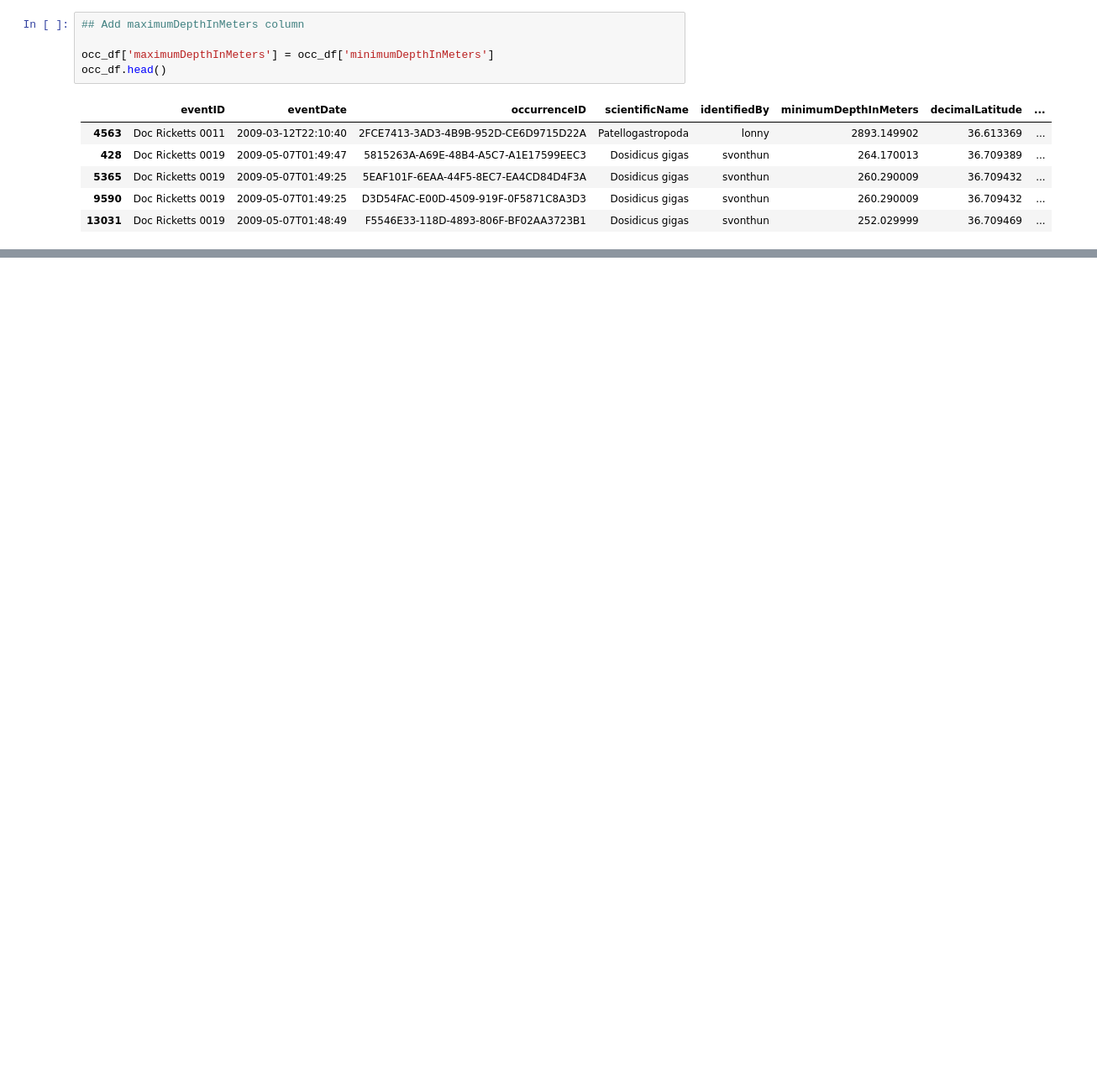
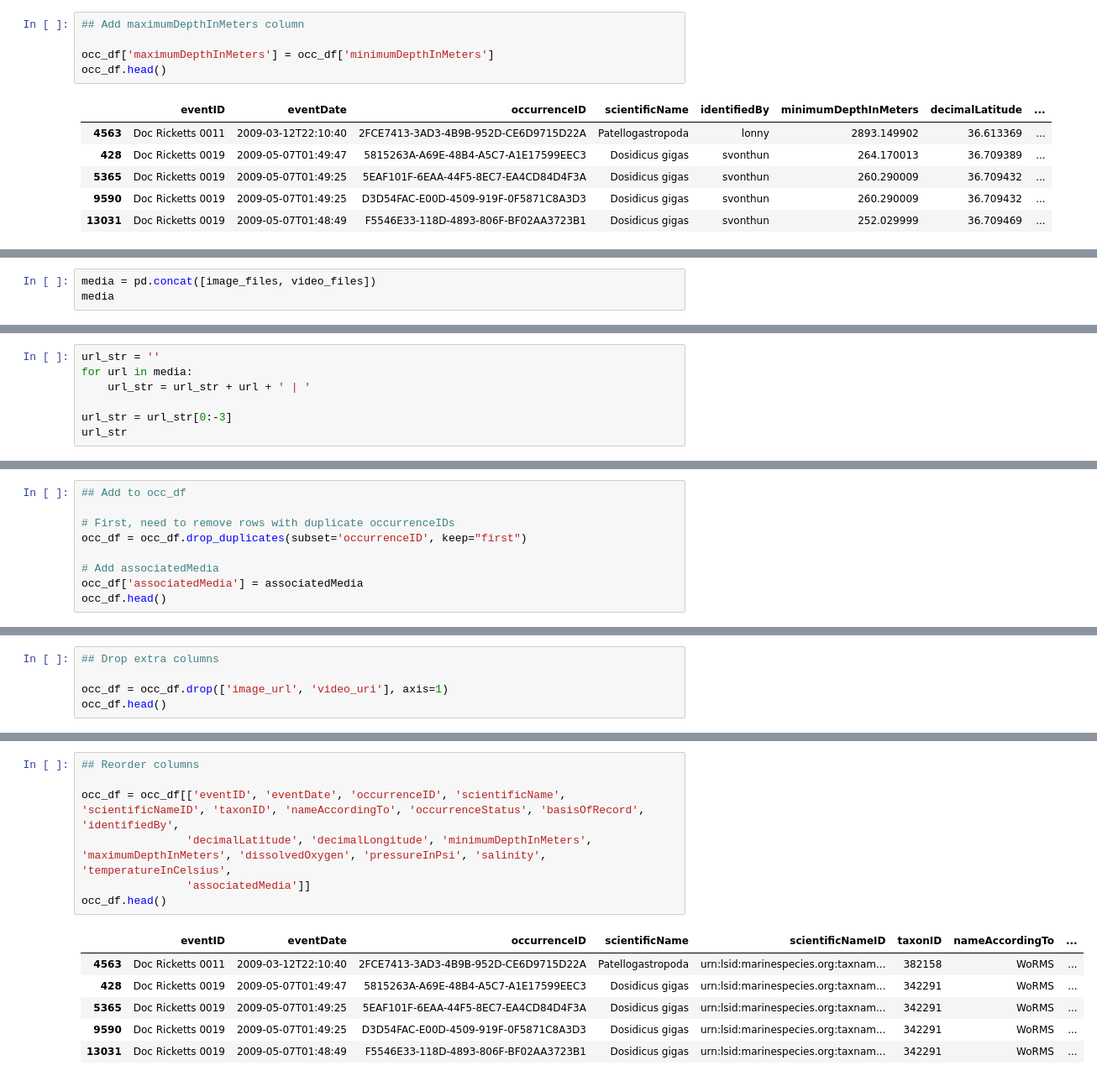
Before and after one commit to CeNCOOS/VARS, a Jupyter notebook: VARS_Dwc_conversion_200403.ipynb, the cells around one changed output, grey strips where cells are left out. Shown: that part at 84% size. Cells and saved outputs as stored; diff of their text form; blank space fills up the shorter version.

```diff
--- a/VARS_Dwc_conversion_200403.ipynb
+++ b/VARS_Dwc_conversion_200403.ipynb
@@ -633 +633,4 @@ Name: image_url, dtype: object
 Name: video_uri, dtype: object
+# %%
+media = pd.concat([image_files, video_files])
+media
@@ -633,0 +642,7 @@ Name: video_uri, dtype: object
+# %%
+url_str = ''
+for url in media:
+    url_str = url_str + url + ' | '
+
+url_str = url_str[0:-3]
+url_str
@@ -633,0 +679,9 @@ Name: video_uri, dtype: object
+# %%
+## Add to occ_df
+
+# First, need to remove rows with duplicate occurrenceIDs
+occ_df = occ_df.drop_duplicates(subset='occurrenceID', keep="first")
+
+# Add associatedMedia
+occ_df['associatedMedia'] = associatedMedia
+occ_df.head()
@@ -637,0 +706,5 @@ occ_df.shape
+# %%
+## Drop extra columns
+
+occ_df = occ_df.drop(['image_url', 'video_uri'], axis=1)
+occ_df.head()
@@ -637,0 +718,14 @@ occ_df.shape
+# %%
+## Reorder columns
+
+occ_df = occ_df[['eventID', 'eventDate', 'occurrenceID', 'scientificName', 'scientificNameID', 'taxonID', 'nameAccordingTo', 'occurrenceStatus', 'basisOfRecord', 'identifiedBy',
+                'decimalLatitude', 'decimalLongitude', 'minimumDepthInMeters', 'maximumDepthInMeters', 'dissolvedOxygen', 'pressureInPsi', 'salinity', 'temperatureInCelsius',
+                'associatedMedia']]
+occ_df.head()
+# %% [output]
+|  | eventID | eventDate | occurrenceID | scientificName | scientificNameID | taxonID | nameAccordingTo | ... |
+| 4563 | Doc Ricketts 0011 | 2009-03-12T22:10:40 | 2FCE7413-3AD3-4B9B-952D-CE6D9715D22A | Patellogastropoda | urn:lsid:marinespecies.org:taxnam... | 382158 | WoRMS | ... |
+| 428 | Doc Ricketts 0019 | 2009-05-07T01:49:47 | 5815263A-A69E-48B4-A5C7-A1E17599EEC3 | Dosidicus gigas | urn:lsid:marinespecies.org:taxnam... | 342291 | WoRMS | ... |
+| 5365 | Doc Ricketts 0019 | 2009-05-07T01:49:25 | 5EAF101F-6EAA-44F5-8EC7-EA4CD84D4F3A | Dosidicus gigas | urn:lsid:marinespecies.org:taxnam... | 342291 | WoRMS | ... |
+| 9590 | Doc Ricketts 0019 | 2009-05-07T01:49:25 | D3D54FAC-E00D-4509-919F-0F5871C8A3D3 | Dosidicus gigas | urn:lsid:marinespecies.org:taxnam... | 342291 | WoRMS | ... |
+| 13031 | Doc Ricketts 0019 | 2009-05-07T01:48:49 | F5546E33-118D-4893-806F-BF02AA3723B1 | Dosidicus gigas | urn:lsid:marinespecies.org:taxnam... | 342291 | WoRMS | ... |
```
Also changed, not shown: parts of 14 cells of this notebook.
